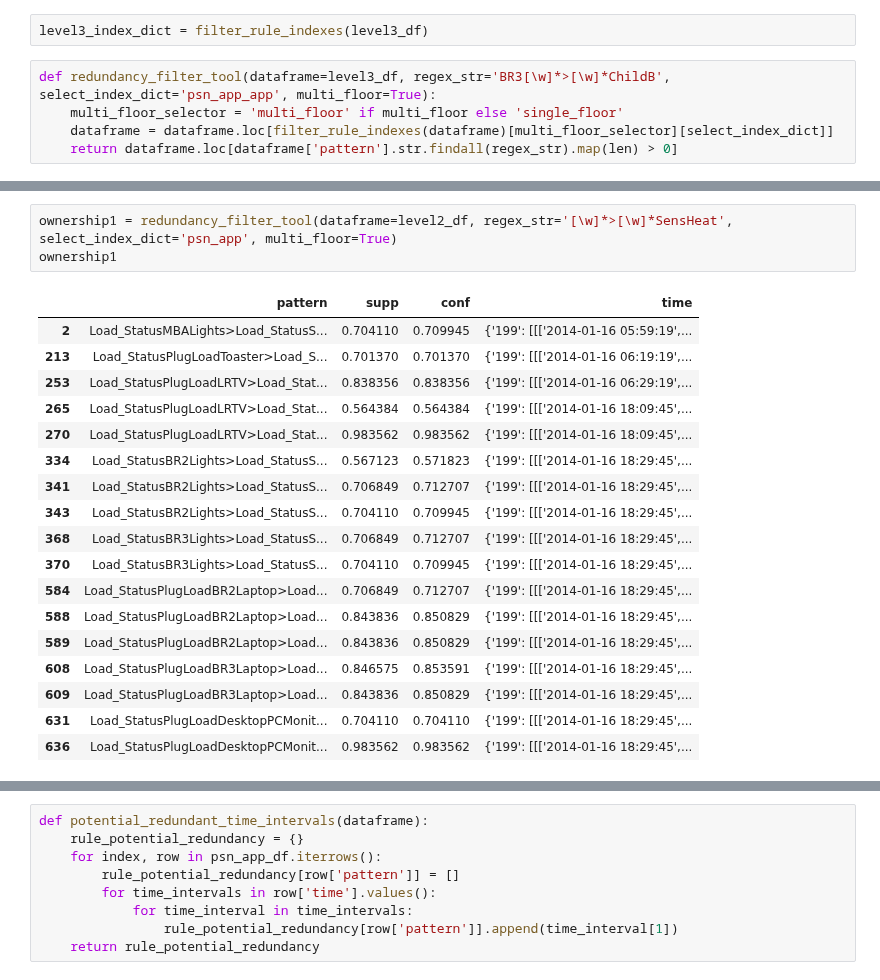
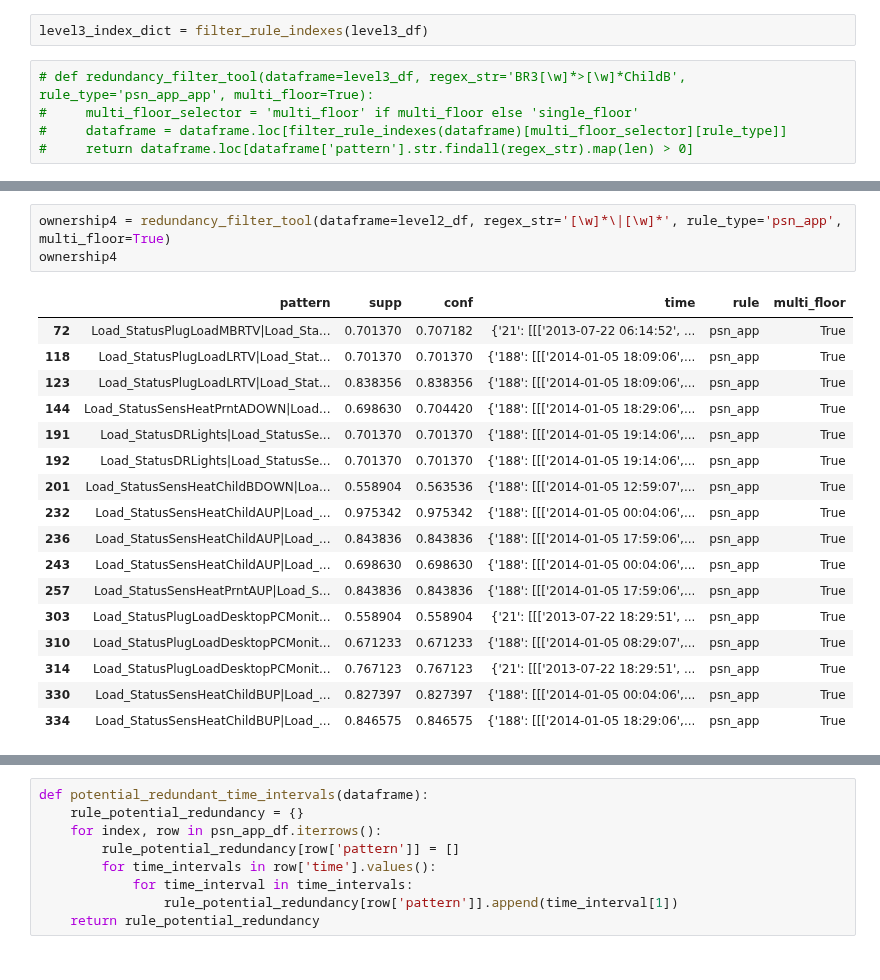
Before and after one commit to christiannielsen98/Datavidenskab-P6, a Jupyter notebook: Project/_05InferKnowledgeOfRules/pattern_rules_analysis.ipynb, the cells around one changed output, grey strips where cells are left out. Saved outputs shown, nothing was run; the diff lists cells and outputs as text.

```diff
--- a/Project/_05InferKnowledgeOfRules/pattern_rules_analysis.ipynb
+++ b/Project/_05InferKnowledgeOfRules/pattern_rules_analysis.ipynb
@@ -85,7 +153,7 @@ level2_index_dict
 # %%
 level3_index_dict = filter_rule_indexes(level3_df)
 # %%
-def redundancy_filter_tool(dataframe=level3_df, regex_str='BR3[\w]*>[\w]*ChildB', select_index_dict='psn_app_app', multi_floor=True):
-    multi_floor_selector = 'multi_floor' if multi_floor else 'single_floor'
-    dataframe = dataframe.loc[filter_rule_indexes(dataframe)[multi_floor_selector][select_index_dict]]
-    return dataframe.loc[dataframe['pattern'].str.findall(regex_str).map(len) > 0]
+# def redundancy_filter_tool(dataframe=level3_df, regex_str='BR3[\w]*>[\w]*ChildB', rule_type='psn_app_app', multi_floor=True):
+#     multi_floor_selector = 'multi_floor' if multi_floor else 'single_floor'
+#     dataframe = dataframe.loc[filter_rule_indexes(dataframe)[multi_floor_selector][rule_type]]
+#     return dataframe.loc[dataframe['pattern'].str.findall(regex_str).map(len) > 0]
@@ -92,22 +220,21 @@ def redundancy_filter_tool(dataframe=level3_df, regex_str='BR3[\w]*>[\w]*ChildB'
 # %%
-ownership1 = redundancy_filter_tool(dataframe=level2_df, regex_str='[\w]*>[\w]*SensHeat', select_index_dict='psn_app', multi_floor=True)
-ownership1
+ownership4 = redundancy_filter_tool(dataframe=level2_df, regex_str='[\w]*\|[\w]*', rule_type='psn_app', multi_floor=True)
+ownership4
 # %% [output]
-|  | pattern | supp | conf | time |
-| 2 | Load_StatusMBALights>Load_StatusS... | 0.704110 | 0.709945 | {'199': [[['2014-01-16 05:59:19',... |
-| 213 | Load_StatusPlugLoadToaster>Load_S... | 0.701370 | 0.701370 | {'199': [[['2014-01-16 06:19:19',... |
-| 253 | Load_StatusPlugLoadLRTV>Load_Stat... | 0.838356 | 0.838356 | {'199': [[['2014-01-16 06:29:19',... |
-| 265 | Load_StatusPlugLoadLRTV>Load_Stat... | 0.564384 | 0.564384 | {'199': [[['2014-01-16 18:09:45',... |
-| 270 | Load_StatusPlugLoadLRTV>Load_Stat... | 0.983562 | 0.983562 | {'199': [[['2014-01-16 18:09:45',... |
-| 334 | Load_StatusBR2Lights>Load_StatusS... | 0.567123 | 0.571823 | {'199': [[['2014-01-16 18:29:45',... |
-| 341 | Load_StatusBR2Lights>Load_StatusS... | 0.706849 | 0.712707 | {'199': [[['2014-01-16 18:29:45',... |
-| 343 | Load_StatusBR2Lights>Load_StatusS... | 0.704110 | 0.709945 | {'199': [[['2014-01-16 18:29:45',... |
-| 368 | Load_StatusBR3Lights>Load_StatusS... | 0.706849 | 0.712707 | {'199': [[['2014-01-16 18:29:45',... |
-| 370 | Load_StatusBR3Lights>Load_StatusS... | 0.704110 | 0.709945 | {'199': [[['2014-01-16 18:29:45',... |
-| 584 | Load_StatusPlugLoadBR2Laptop>Load... | 0.706849 | 0.712707 | {'199': [[['2014-01-16 18:29:45',... |
-| 588 | Load_StatusPlugLoadBR2Laptop>Load... | 0.843836 | 0.850829 | {'199': [[['2014-01-16 18:29:45',... |
-| 589 | Load_StatusPlugLoadBR2Laptop>Load... | 0.843836 | 0.850829 | {'199': [[['2014-01-16 18:29:45',... |
-| 608 | Load_StatusPlugLoadBR3Laptop>Load... | 0.846575 | 0.853591 | {'199': [[['2014-01-16 18:29:45',... |
-| 609 | Load_StatusPlugLoadBR3Laptop>Load... | 0.843836 | 0.850829 | {'199': [[['2014-01-16 18:29:45',... |
-| 631 | Load_StatusPlugLoadDesktopPCMonit... | 0.704110 | 0.704110 | {'199': [[['2014-01-16 18:29:45',... |
-| 636 | Load_StatusPlugLoadDesktopPCMonit... | 0.983562 | 0.983562 | {'199': [[['2014-01-16 18:29:45',... |
+|  | pattern | supp | conf | time | rule | multi_floor |
+| 72 | Load_StatusPlugLoadMBRTV|Load_Sta... | 0.701370 | 0.707182 | {'21': [[['2013-07-22 06:14:52', ... | psn_app | True |
+| 118 | Load_StatusPlugLoadLRTV|Load_Stat... | 0.701370 | 0.701370 | {'188': [[['2014-01-05 18:09:06',... | psn_app | True |
+| 123 | Load_StatusPlugLoadLRTV|Load_Stat... | 0.838356 | 0.838356 | {'188': [[['2014-01-05 18:09:06',... | psn_app | True |
+| 144 | Load_StatusSensHeatPrntADOWN|Load... | 0.698630 | 0.704420 | {'188': [[['2014-01-05 18:29:06',... | psn_app | True |
+| 191 | Load_StatusDRLights|Load_StatusSe... | 0.701370 | 0.701370 | {'188': [[['2014-01-05 19:14:06',... | psn_app | True |
+| 192 | Load_StatusDRLights|Load_StatusSe... | 0.701370 | 0.701370 | {'188': [[['2014-01-05 19:14:06',... | psn_app | True |
+| 201 | Load_StatusSensHeatChildBDOWN|Loa... | 0.558904 | 0.563536 | {'188': [[['2014-01-05 12:59:07',... | psn_app | True |
+| 232 | Load_StatusSensHeatChildAUP|Load_... | 0.975342 | 0.975342 | {'188': [[['2014-01-05 00:04:06',... | psn_app | True |
+| 236 | Load_StatusSensHeatChildAUP|Load_... | 0.843836 | 0.843836 | {'188': [[['2014-01-05 17:59:06',... | psn_app | True |
+| 243 | Load_StatusSensHeatChildAUP|Load_... | 0.698630 | 0.698630 | {'188': [[['2014-01-05 00:04:06',... | psn_app | True |
+| 257 | Load_StatusSensHeatPrntAUP|Load_S... | 0.843836 | 0.843836 | {'188': [[['2014-01-05 17:59:06',... | psn_app | True |
+| 303 | Load_StatusPlugLoadDesktopPCMonit... | 0.558904 | 0.558904 | {'21': [[['2013-07-22 18:29:51', ... | psn_app | True |
+| 310 | Load_StatusPlugLoadDesktopPCMonit... | 0.671233 | 0.671233 | {'188': [[['2014-01-05 08:29:07',... | psn_app | True |
+| 314 | Load_StatusPlugLoadDesktopPCMonit... | 0.767123 | 0.767123 | {'21': [[['2013-07-22 18:29:51', ... | psn_app | True |
+| 330 | Load_StatusSensHeatChildBUP|Load_... | 0.827397 | 0.827397 | {'188': [[['2014-01-05 00:04:06',... | psn_app | True |
+| 334 | Load_StatusSensHeatChildBUP|Load_... | 0.846575 | 0.846575 | {'188': [[['2014-01-05 18:29:06',... | psn_app | True |
```
Also changed, not shown: parts of 23 cells of this notebook.
